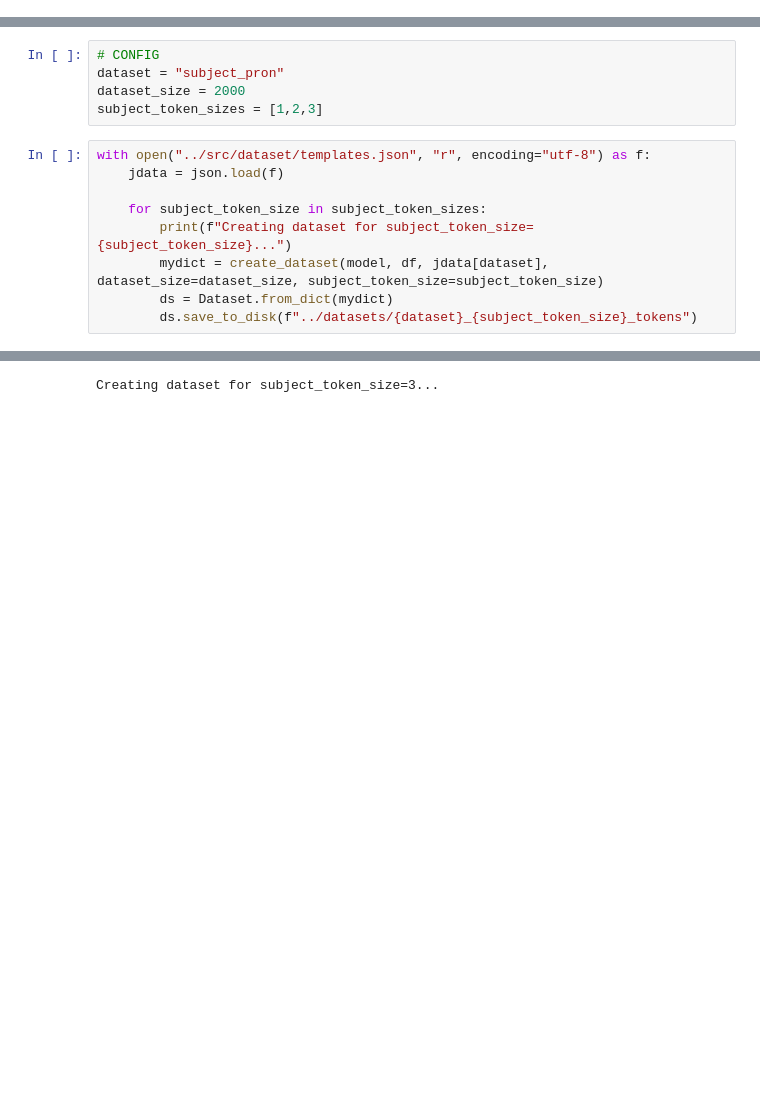
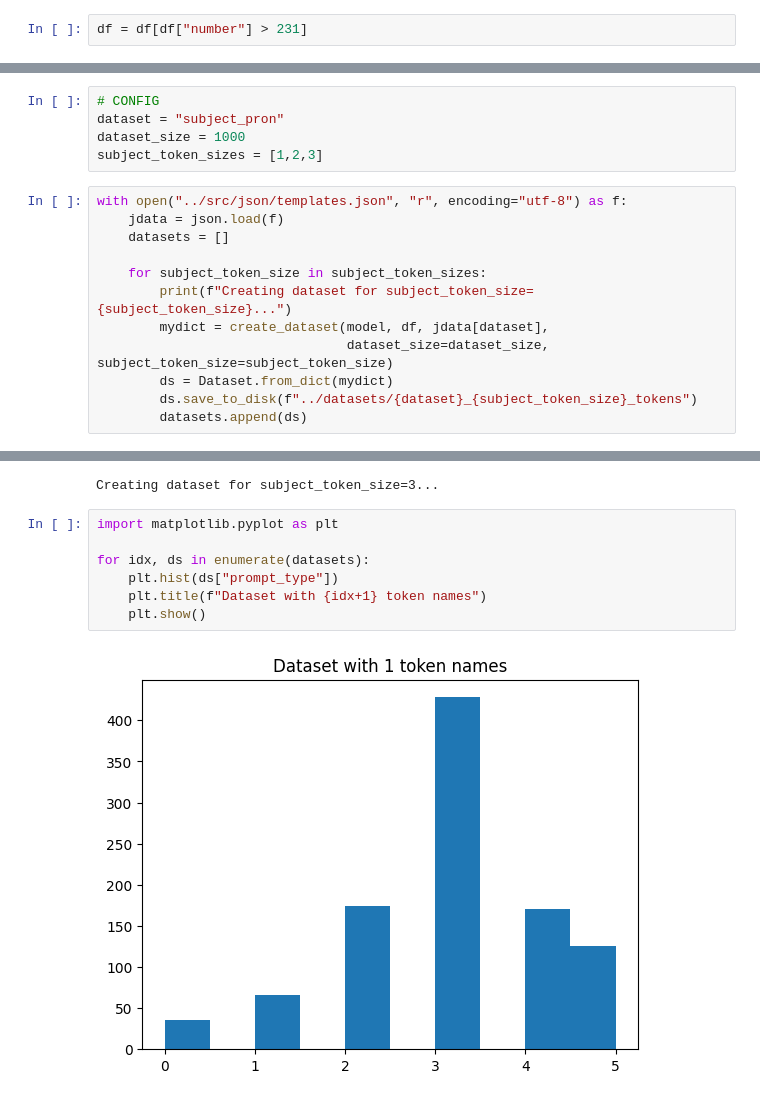
Before and after one commit to sdamians/synthetic_gender_datasets, a Jupyter notebook: notebooks/build_dataset.ipynb, the cells around one changed output, grey strips where cells are left out. Saved outputs shown, nothing was run; the diff lists cells and outputs as text; blank space fills up the shorter version.

```diff
--- a/notebooks/build_dataset.ipynb
+++ b/notebooks/build_dataset.ipynb
@@ -25,3 +46,5 @@ df["gpt2-small-size"] = df["gpt2-small"].apply(lambda x: len(x.split(",")))
+# %%
+df = df[df["number"] > 231]
 # %%
 model = HookedTransformer.from_pretrained(
     "gpt2-small",
@@ -163,18 +197,30 @@ def create_dataset(model: HookedTransformer, df: pd.DataFrame, template_config:
 # %%
 # CONFIG
 dataset = "subject_pron"
-dataset_size = 2000
+dataset_size = 1000
 subject_token_sizes = [1,2,3]
 # %%
-with open("../src/dataset/templates.json", "r", encoding="utf-8") as f:
+with open("../src/json/templates.json", "r", encoding="utf-8") as f:
     jdata = json.load(f)
+    datasets = []
 
     for subject_token_size in subject_token_sizes:
         print(f"Creating dataset for subject_token_size={subject_token_size}...")
-        mydict = create_dataset(model, df, jdata[dataset], dataset_size=dataset_size, subject_token_size=subject_token_size)
+        mydict = create_dataset(model, df, jdata[dataset],
+                                dataset_size=dataset_size, subject_token_size=subject_token_size)
         ds = Dataset.from_dict(mydict)
         ds.save_to_disk(f"../datasets/{dataset}_{subject_token_size}_tokens")
+        datasets.append(ds)
 # %% [output]
 Creating dataset for subject_token_size=1...
 Creating dataset for subject_token_size=2...
 Creating dataset for subject_token_size=3...
+# %%
+import matplotlib.pyplot as plt
+
+for idx, ds in enumerate(datasets):
+    plt.hist(ds["prompt_type"])
+    plt.title(f"Dataset with {idx+1} token names")
+    plt.show()
+# %% [output]
+[figure, added]
```
Also changed, not shown: parts of 5 cells of this notebook, 4 other files.
